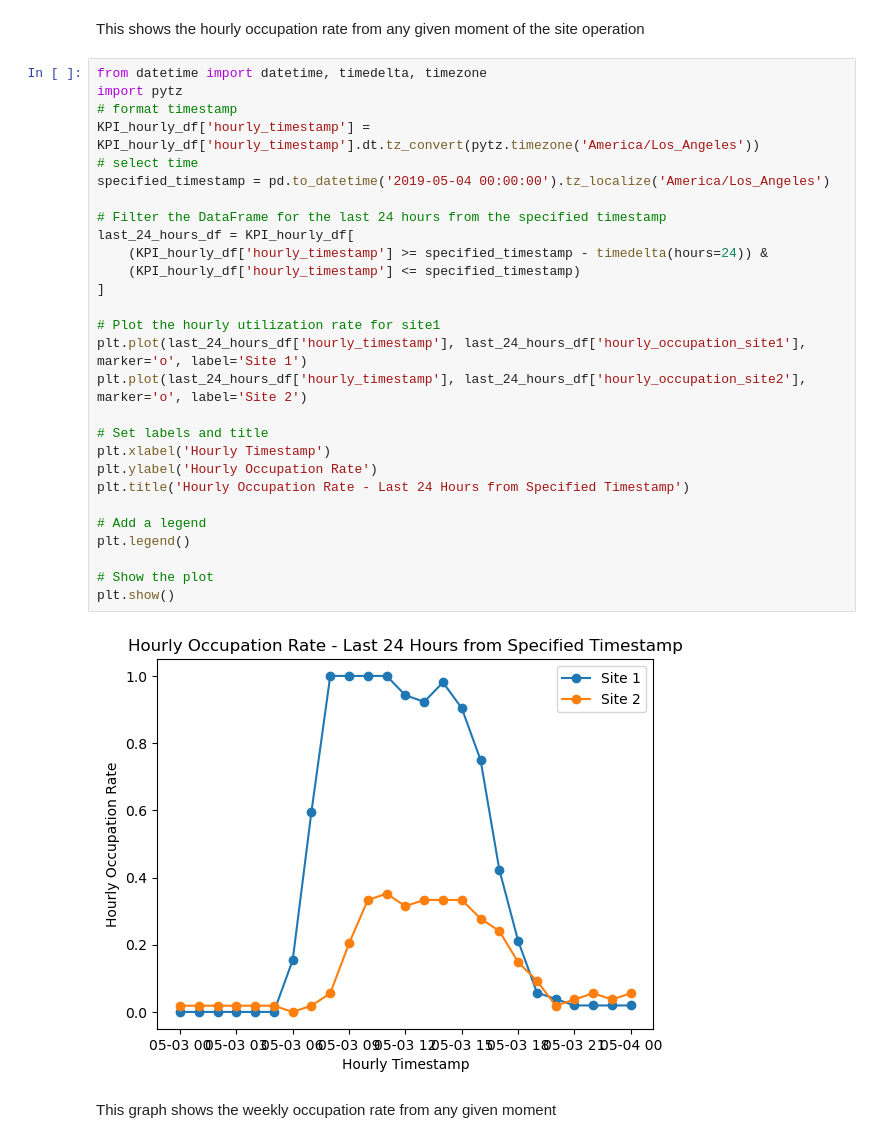
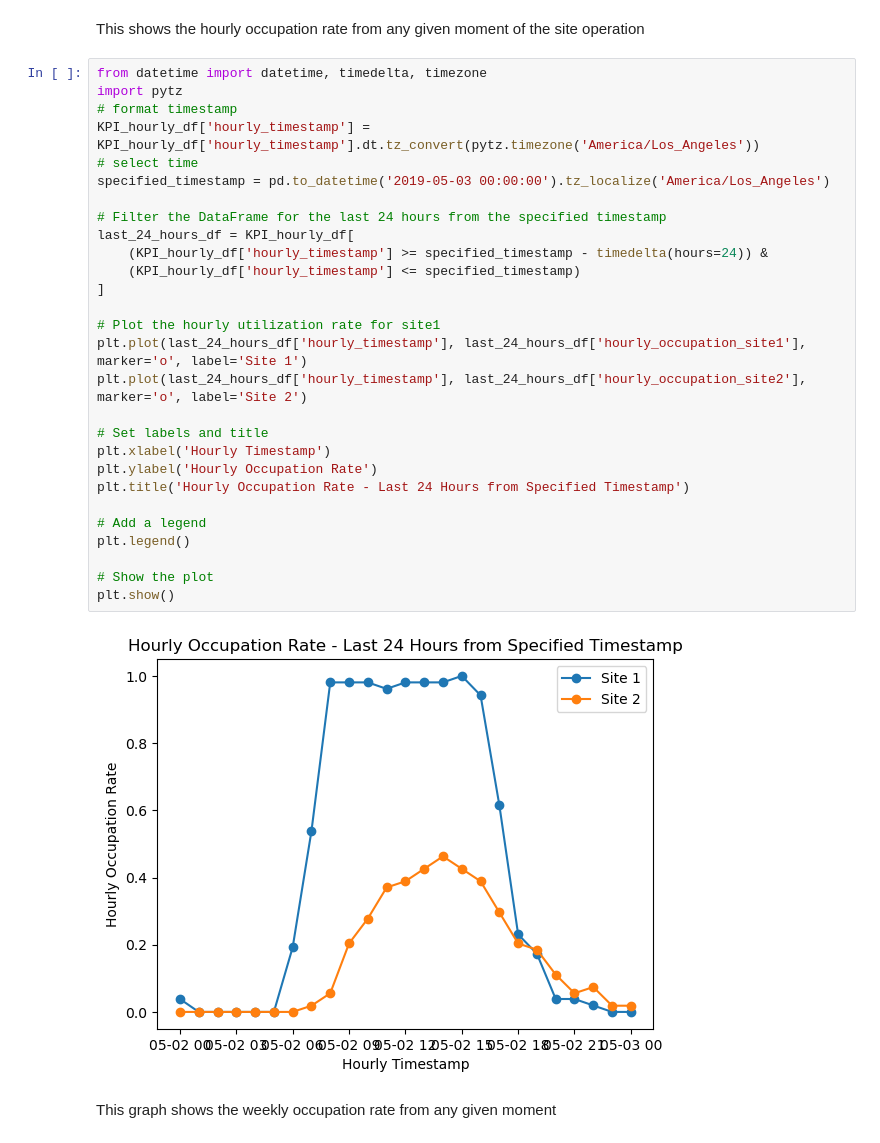
Before and after one commit to linusslange/AnalyticsAndApplications, a Jupyter notebook: KeyPerformanceIndicator.ipynb, the cells around one changed output. Saved outputs shown, nothing was run; the diff lists cells and outputs as text.

```diff
--- a/KeyPerformanceIndicator.ipynb
+++ b/KeyPerformanceIndicator.ipynb
@@ -854,33 +854,33 @@ This shows the hourly occupation rate from any given moment of the site operatio
 # %%
 from datetime import datetime, timedelta, timezone
 import pytz
 # format timestamp
 KPI_hourly_df['hourly_timestamp'] = KPI_hourly_df['hourly_timestamp'].dt.tz_convert(pytz.timezone('America/Los_Angeles'))
 # select time
-specified_timestamp = pd.to_datetime('2019-05-04 00:00:00').tz_localize('America/Los_Angeles')
+specified_timestamp = pd.to_datetime('2019-05-03 00:00:00').tz_localize('America/Los_Angeles')
 
 # Filter the DataFrame for the last 24 hours from the specified timestamp
 last_24_hours_df = KPI_hourly_df[
     (KPI_hourly_df['hourly_timestamp'] >= specified_timestamp - timedelta(hours=24)) &
     (KPI_hourly_df['hourly_timestamp'] <= specified_timestamp)
 ]
 
 # Plot the hourly utilization rate for site1
 plt.plot(last_24_hours_df['hourly_timestamp'], last_24_hours_df['hourly_occupation_site1'], marker='o', label='Site 1')
 plt.plot(last_24_hours_df['hourly_timestamp'], last_24_hours_df['hourly_occupation_site2'], marker='o', label='Site 2')
 
 # Set labels and title
 plt.xlabel('Hourly Timestamp')
 plt.ylabel('Hourly Occupation Rate')
 plt.title('Hourly Occupation Rate - Last 24 Hours from Specified Timestamp')
 
 # Add a legend
 plt.legend()
 
 # Show the plot
 plt.show()
 # %% [output]
-[figure, old version]
+[figure, new version]
 # %% [markdown]
 This graph shows the weekly occupation rate from any given moment
 # %%
```
Also changed, not shown: parts of 4 cells of this notebook, 6 other files.
